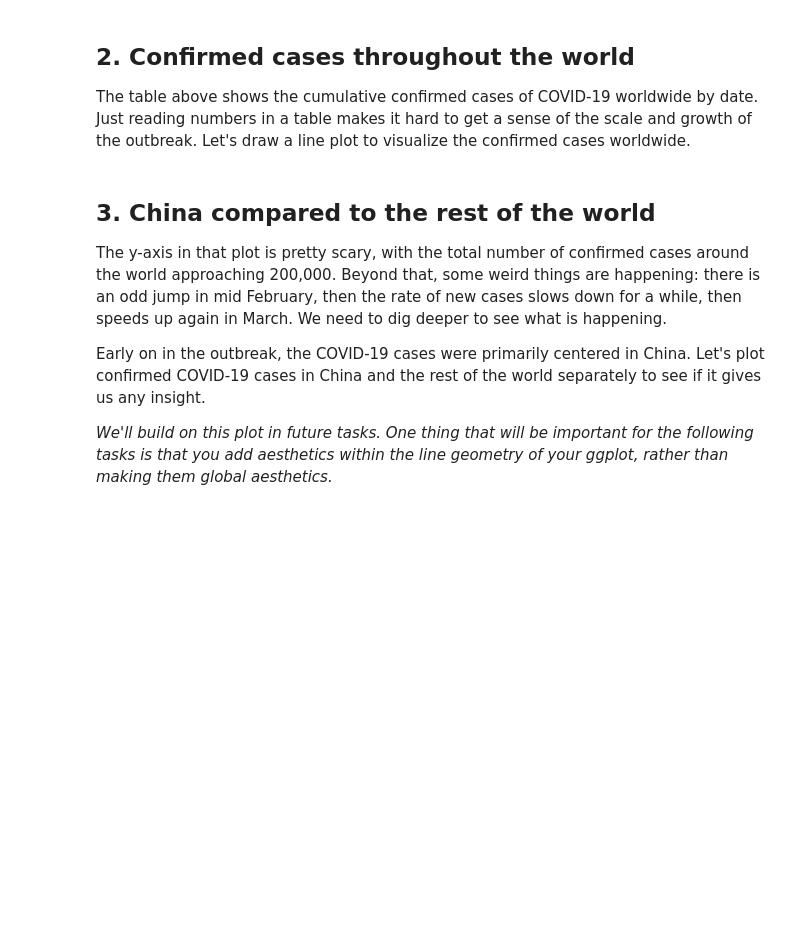
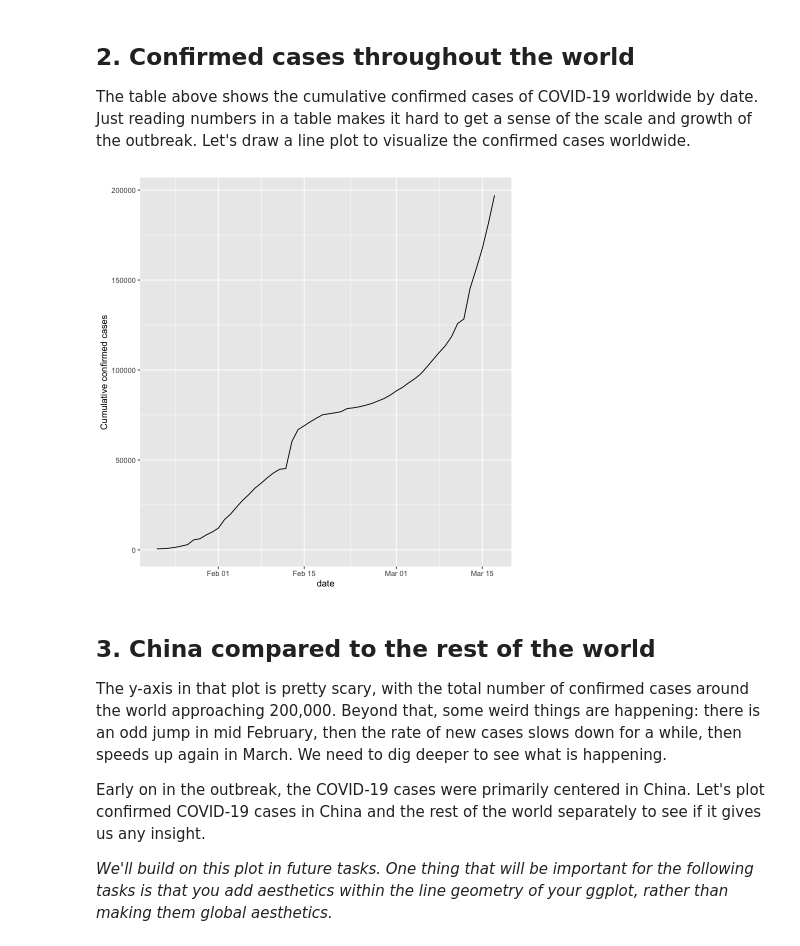
Before and after one commit to JeremyTallant/covid19_R_data_visualization, a Jupyter notebook: r_visualization.ipynb, the cells around one changed output. Cells and saved outputs as stored; diff of their text form; code cells hidden in the pictures; blank space fills up the shorter version.

```diff
--- a/r_visualization.ipynb
+++ b/r_visualization.ipynb
@@ -51,9 +60,11 @@ A spec_tbl_df: 56 × 2
 # %%
 # Draw a line plot of cumulative cases vs. date
 # Label the y-axis
-.... +
-  .... +
-  ....
+ggplot(confirmed_cases_worldwide, aes(x = date, y = cum_cases)) +
+  geom_line() +
+  ylab("Cumulative confirmed cases")
+# %% [output]
+[figure, added]
 # %% [markdown]
 ## 3. China compared to the rest of the world
 <p>The y-axis in that plot is pretty scary, with the total number of confirmed cases around the world approaching 200,000. Beyond that, some weird things are happening: there is an odd jump in mid February, then the rate of new cases slows down for a while, then speeds up again in March. We need to dig deeper to see what is happening.</p>
```
Also changed, not shown: parts of 1 cell of this notebook.
